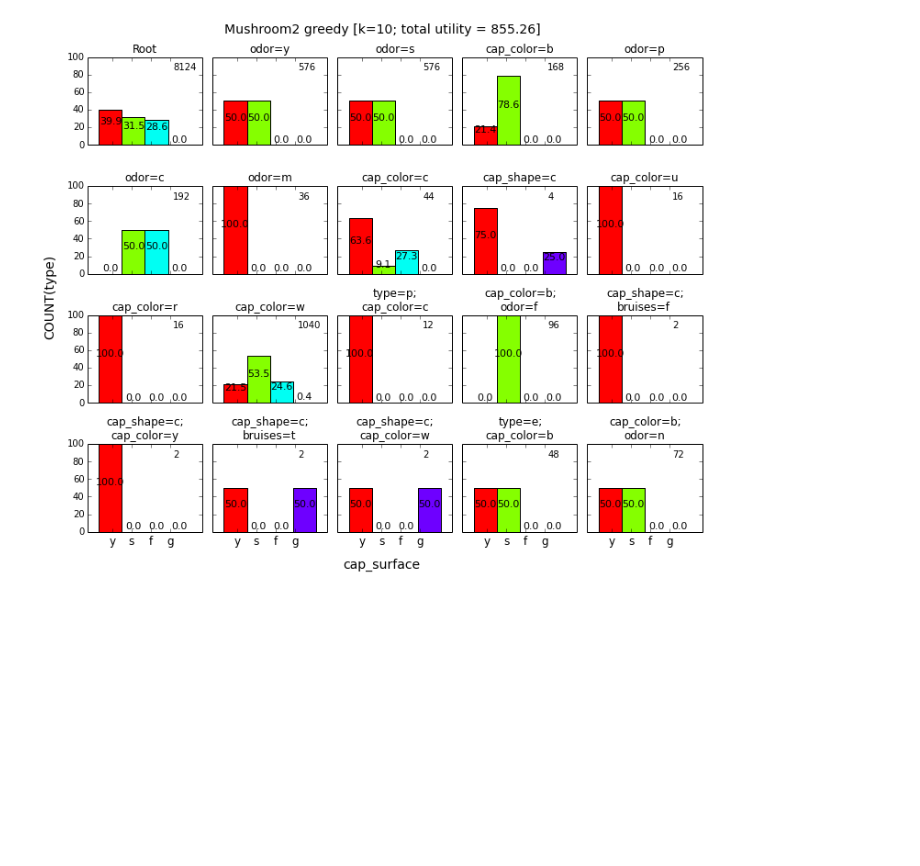
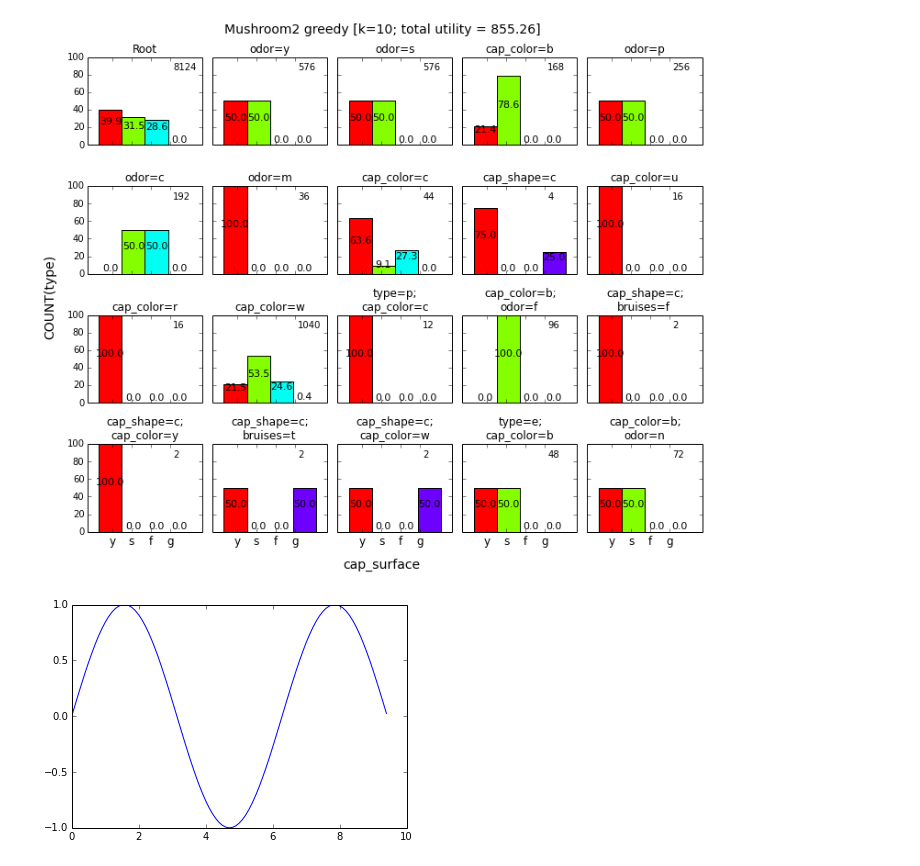
Before and after one commit to dorisjlee/viz-summarization, a Jupyter notebook: ipynb/DebuggingRepeatedViz.ipynb, the cells around one changed output. Drawn from its saved outputs; the diff is of its cells as text; code cells hidden in the pictures; blank space fills up the shorter version.

Commit message:
HTMLInNode example working with matplotlib svg, modified bar chart code for individual plots and svg generation

```diff
--- a/ipynb/DebuggingRepeatedViz.ipynb
+++ b/ipynb/DebuggingRepeatedViz.ipynb
@@ -20,3 +16,23 @@ nodeDicStr.count("#has_impressions_tbl$0#has_actions_tbl$1#has_distinct$1#")
 generateDashboard(nodeDicStr,"cap_surface","COUNT(type)",4,"Mushroom2 greedy [k=10; total utility = 855.26]","mushroom2_frontier_greedy_10.pdf")
 # %% [output]
 [figure]
+# %%
+import matplotlib.pyplot as plt
+import StringIO
+from matplotlib import numpy as np
+
+x = np.arange(0,np.pi*3,.1)
+y = np.sin(x)
+
+fig = plt.figure()
+plt.plot(x,y)
+
+imgdata = StringIO.StringIO()
+fig.savefig(imgdata, format='svg')
+imgdata.seek(0)  # rewind the data
+
+svg_dta = imgdata.buf  # this is svg data
+
+# file('test.htm', 'w').write(svg_dta)  # test it
+# %% [output]
+[figure, added]
```
Also changed, not shown: parts of 5 cells of this notebook, 6 other files.
